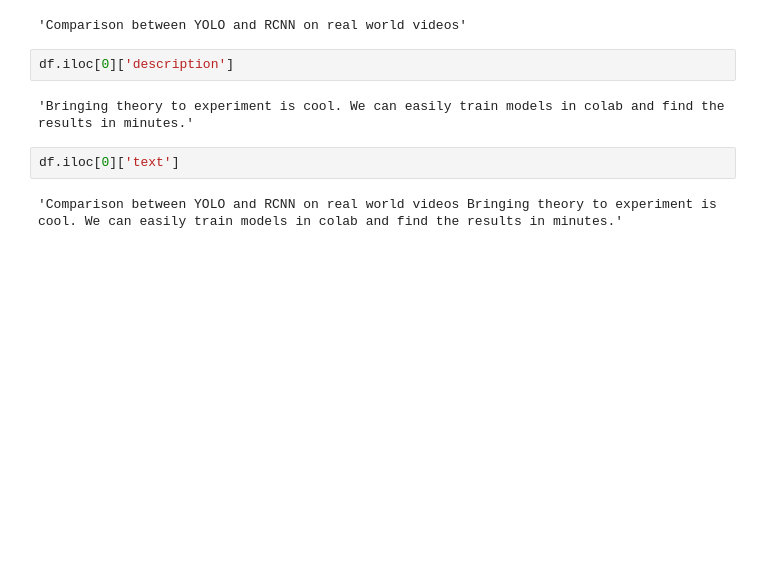
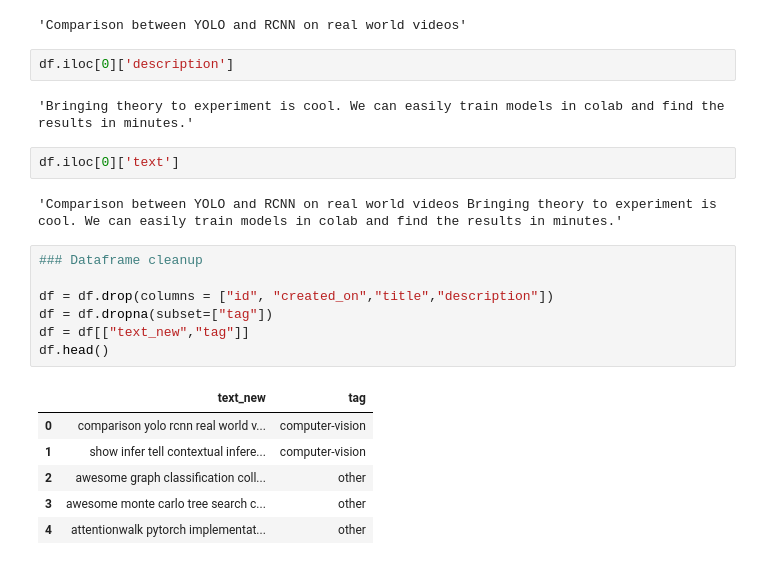
Before and after one commit to Amaltom/madewithml, a Jupyter notebook: notebooks/madewithml2.ipynb, the cells around one changed output. Saved outputs shown, nothing was run; the diff lists cells and outputs as text; blank space fills up the shorter version.

```diff
--- a/notebooks/madewithml2.ipynb
+++ b/notebooks/madewithml2.ipynb
@@ -192,3 +204,17 @@ df.iloc[0]['description']
 df.iloc[0]['text']
 # %% [output]
 'Comparison between YOLO and RCNN on real world videos Bringing theory to experiment is cool. We can easily train models in colab and find the results in minutes.'
+# %%
+### Dataframe cleanup
+
+df = df.drop(columns = ["id", "created_on","title","description"])
+df = df.dropna(subset=["tag"])
+df = df[["text_new","tag"]]
+df.head()
+# %% [output]
+|  | text_new | tag |
+| 0 | comparison yolo rcnn real world v... | computer-vision |
+| 1 | show infer tell contextual infere... | computer-vision |
+| 2 | awesome graph classification coll... | other |
+| 3 | awesome monte carlo tree search c... | other |
+| 4 | attentionwalk pytorch implementat... | other |
```
Also changed, not shown: parts of 17 cells of this notebook.
